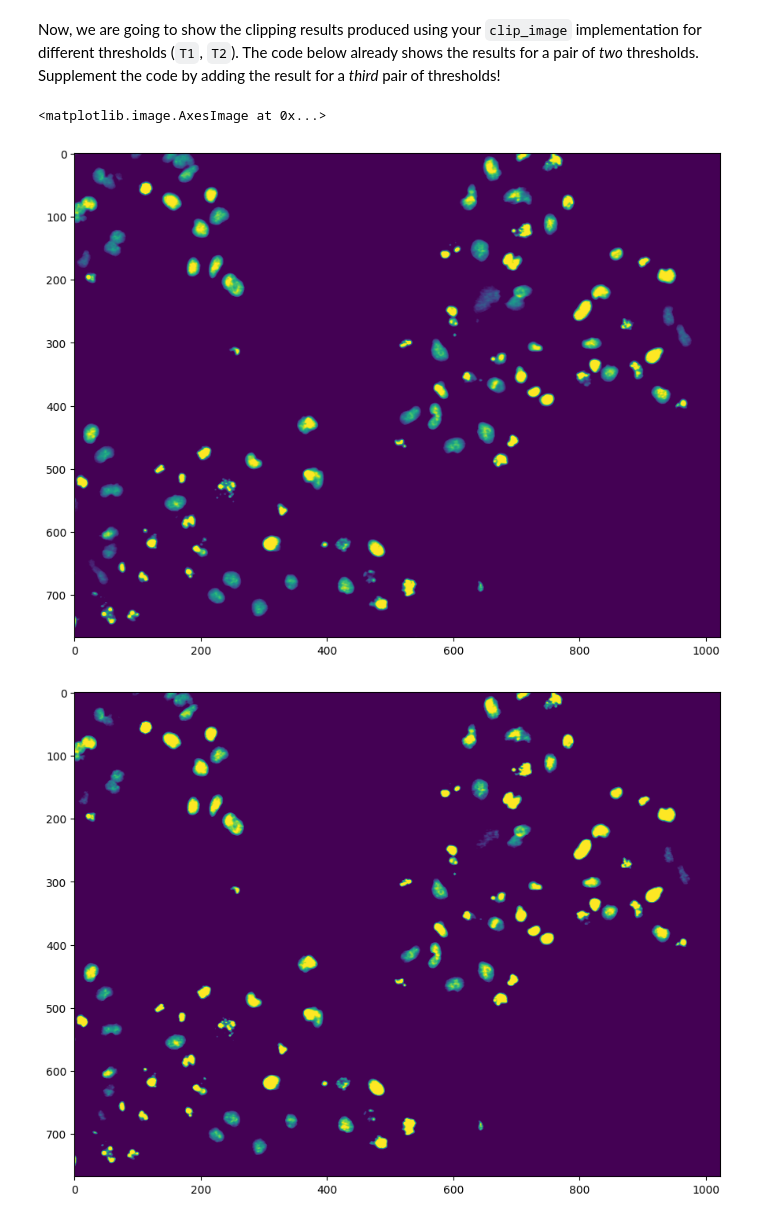
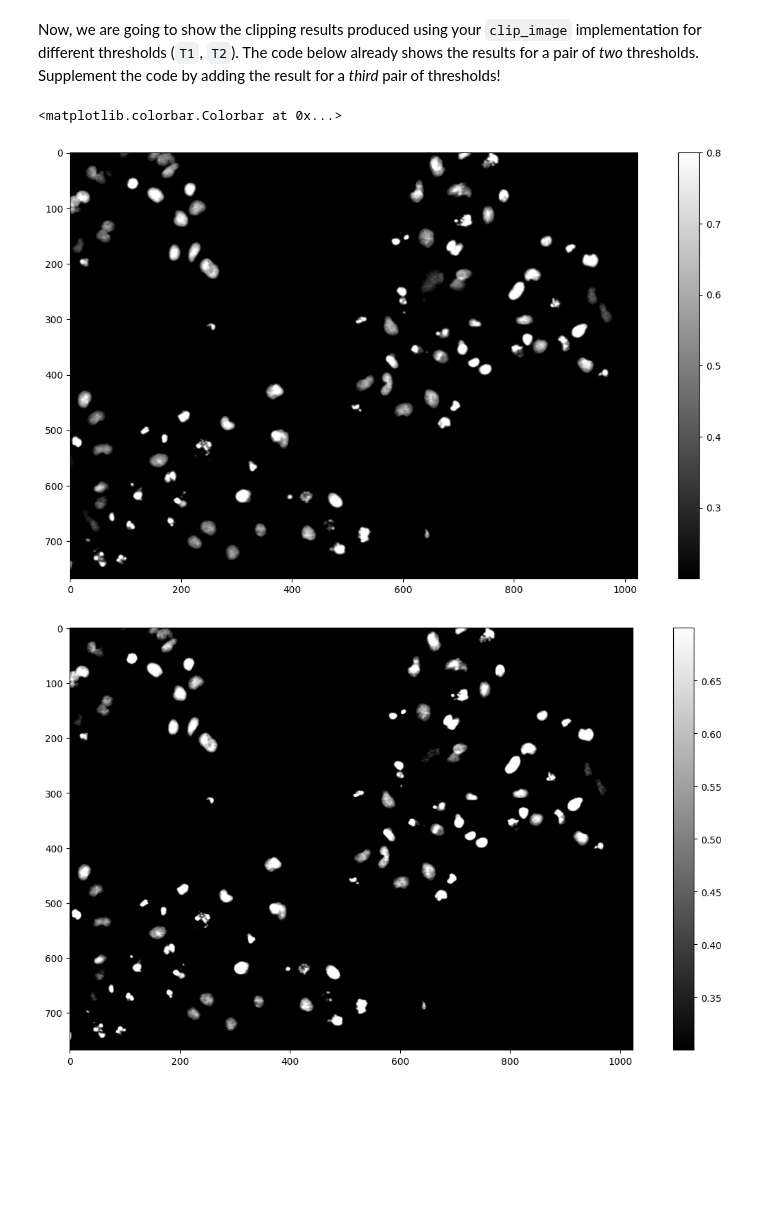
Before and after one commit to annkathrxn/mobi-fs3-python, a Jupyter notebook: task2.ipynb, the cells around one changed output. Drawn from its saved outputs; the diff is of its cells as text; code cells hidden in the pictures; blank space fills up the shorter version.

```diff
--- a/task2.ipynb
+++ b/task2.ipynb
@@ -134,13 +140,19 @@ assert (clip_image(img, T1, T2) == img.clip(T1, T2)).all()
 Now, we are going to show the clipping results produced using your `clip_image` implementation for different thresholds (`T1`, `T2`). The code below already shows the results for a pair of *two* thresholds. Supplement the code by adding the result for a *third* pair of thresholds!
 # %%
 plt.figure(figsize=(15,8))
-plt.imshow(clip_image(img, 0.2, 0.8))
+plt.imshow(clip_image(img, 0.2, 0.8), 'grey')
+plt.colorbar()
 
 plt.figure(figsize=(15,8))
-plt.imshow(clip_image(img, 0.3, 0.7))
+plt.imshow(clip_image(img, 0.3, 0.7), 'grey')
+plt.colorbar()
+
+plt.figure(figsize=(15,8))
+plt.imshow(clip_image(img, 0.6, 0.65), 'grey')
+plt.colorbar()
 
 # here goes your code
 # %% [output]
-<matplotlib.image.AxesImage at 0x...>
+<matplotlib.colorbar.Colorbar at 0x...>
-[figure, old version]
+[figure, new version]
-[figure, old version]
+[figure, new version]
```
Also changed, not shown: parts of 3 cells of this notebook.
